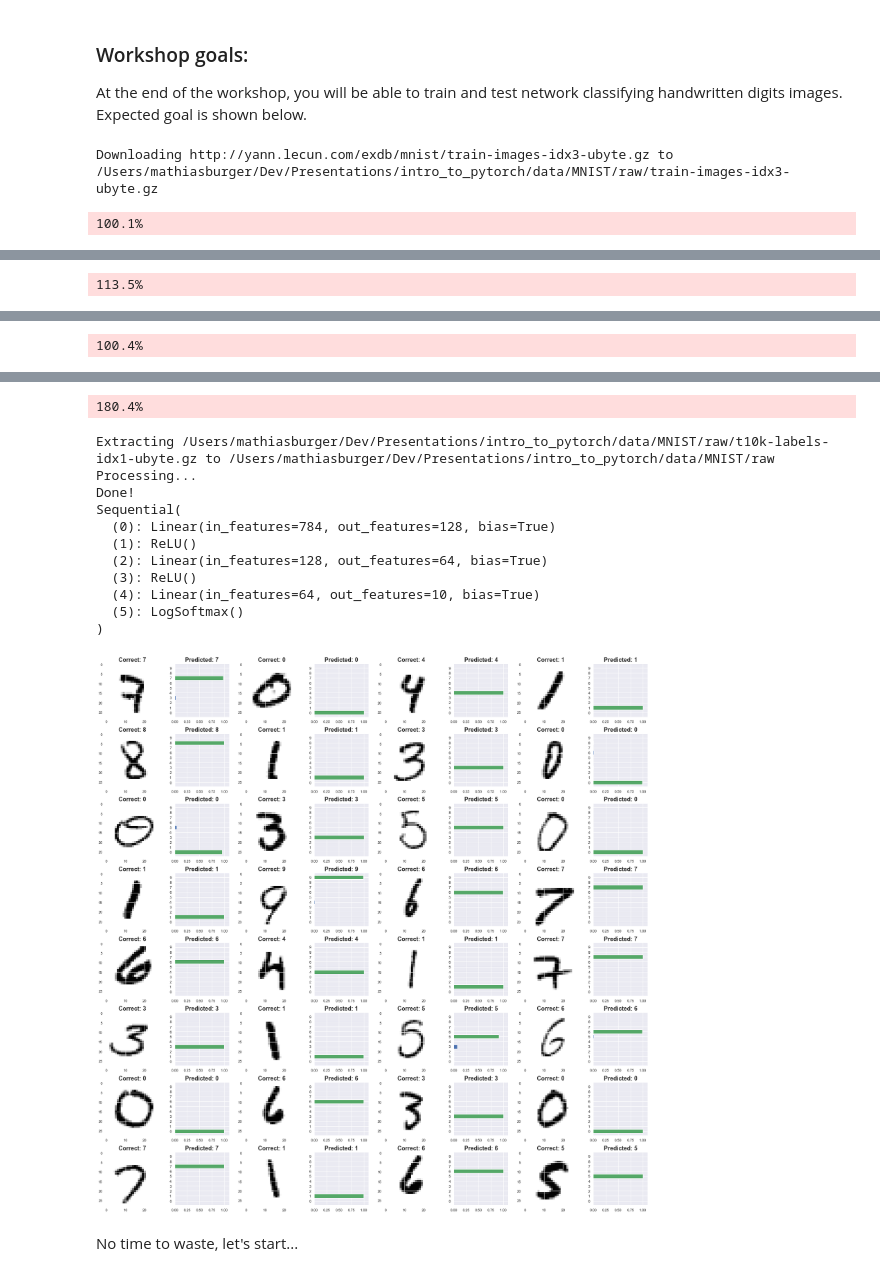
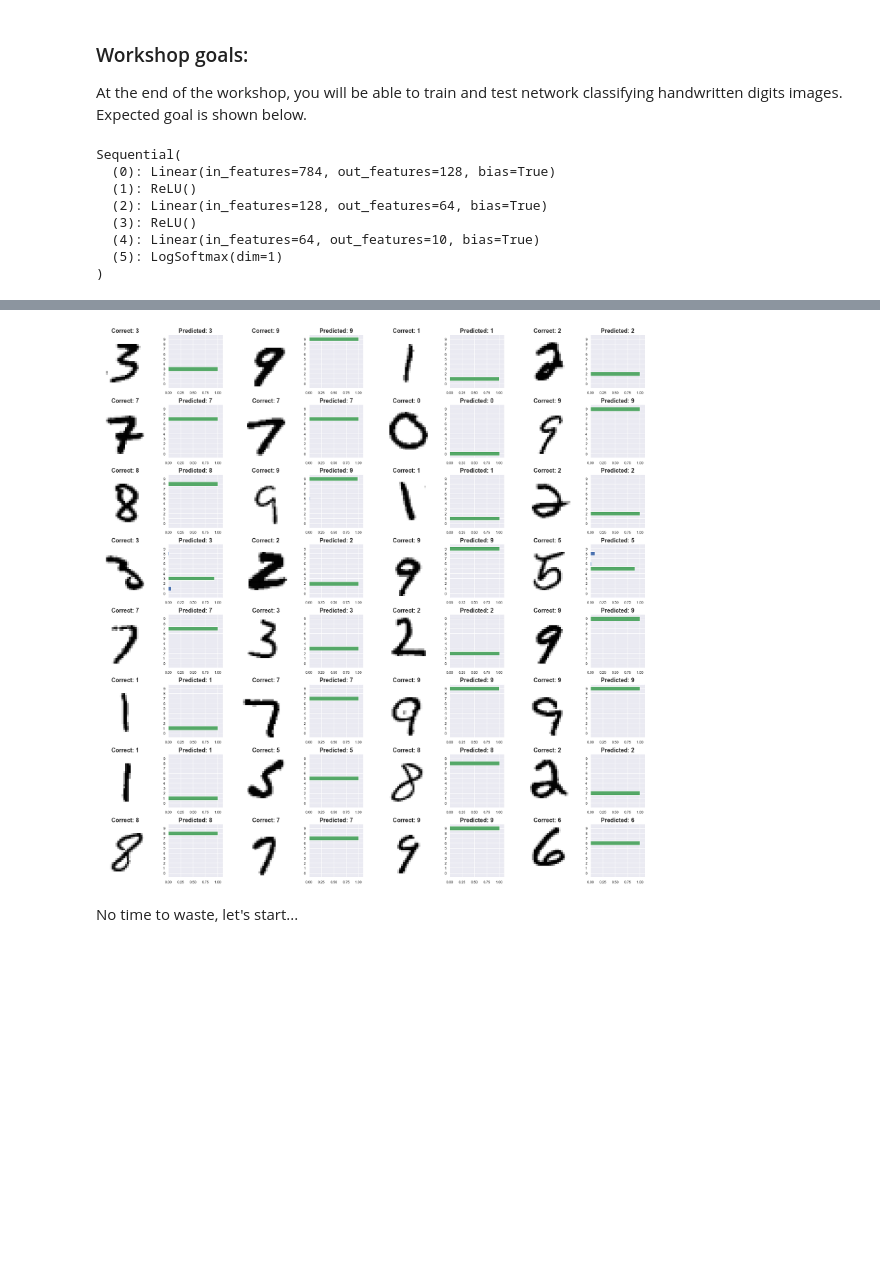
Before and after one commit to emlozin/intro_to_pytorch, a Jupyter notebook: 1_Introduction/1a_Introduction.ipynb, the cells around one changed output, grey strips where cells are left out. Cells and saved outputs as stored; diff of their text form; code cells hidden in the pictures; blank space fills up the shorter version.

```diff
--- a/1_Introduction/1a_Introduction.ipynb
+++ b/1_Introduction/1a_Introduction.ipynb
@@ -22,14 +24,21 @@ print(f"Hello, my name is {your_name}!")
 
 At the end of the workshop, you will be able to train and test network classifying handwritten digits images. Expected goal is shown below.
 # %%
-import helper
+from intro_to_pytorch import mnist
+
 import seaborn as sns
 sns.set(style="darkgrid")
 
 %matplotlib inline
 
-# default show_size = 18, no_cols=4
-helper.test_network(show_size=64, no_cols=8)
+# default show_size = 64, no_cols=8
+mnist.test_network()
 # %% [output]
-Downloading http://yann.lecun.com/exdb/mnist/train-images-idx3-ubyte.gz to /Users/mathiasburger/Dev/Presentations/intro_to_pytorch/data/MNIST/raw/train-images-idx3-ubyte.gz
+Sequential(
+  (0): Linear(in_features=784, out_features=128, bias=True)
+  (1): ReLU()
+  (2): Linear(in_features=128, out_features=64, bias=True)
+  (3): ReLU()
+  (4): Linear(in_features=64, out_features=10, bias=True)
+  (5): LogSoftmax(dim=1)
+)
-100.1%
@@ -38 +44,0 @@ Downloading http://yann.lecun.com/exdb/mnist/train-labels-idx1-ubyte.gz to /User
-113.5%
@@ -41 +44,0 @@ Downloading http://yann.lecun.com/exdb/mnist/t10k-images-idx3-ubyte.gz to /Users
-100.4%
@@ -44,15 +45,3 @@ Downloading http://yann.lecun.com/exdb/mnist/t10k-labels-idx1-ubyte.gz to /Users
-180.4%
-Extracting /Users/mathiasburger/Dev/Presentations/intro_to_pytorch/data/MNIST/raw/t10k-labels-idx1-ubyte.gz to /Users/mathiasburger/Dev/Presentations/intro_to_pytorch/data/MNIST/raw
-Processing...
-Done!
-Sequential(
-  (0): Linear(in_features=784, out_features=128, bias=True)
-  (1): ReLU()
-  (2): Linear(in_features=128, out_features=64, bias=True)
-  (3): ReLU()
-  (4): Linear(in_features=64, out_features=10, bias=True)
-  (5): LogSoftmax()
-)
-[figure, old version]
+[figure, new version]
 # %% [markdown]
 No time to waste, let's start...
```
Also changed, not shown: parts of 2 cells of this notebook, 10 other files.
